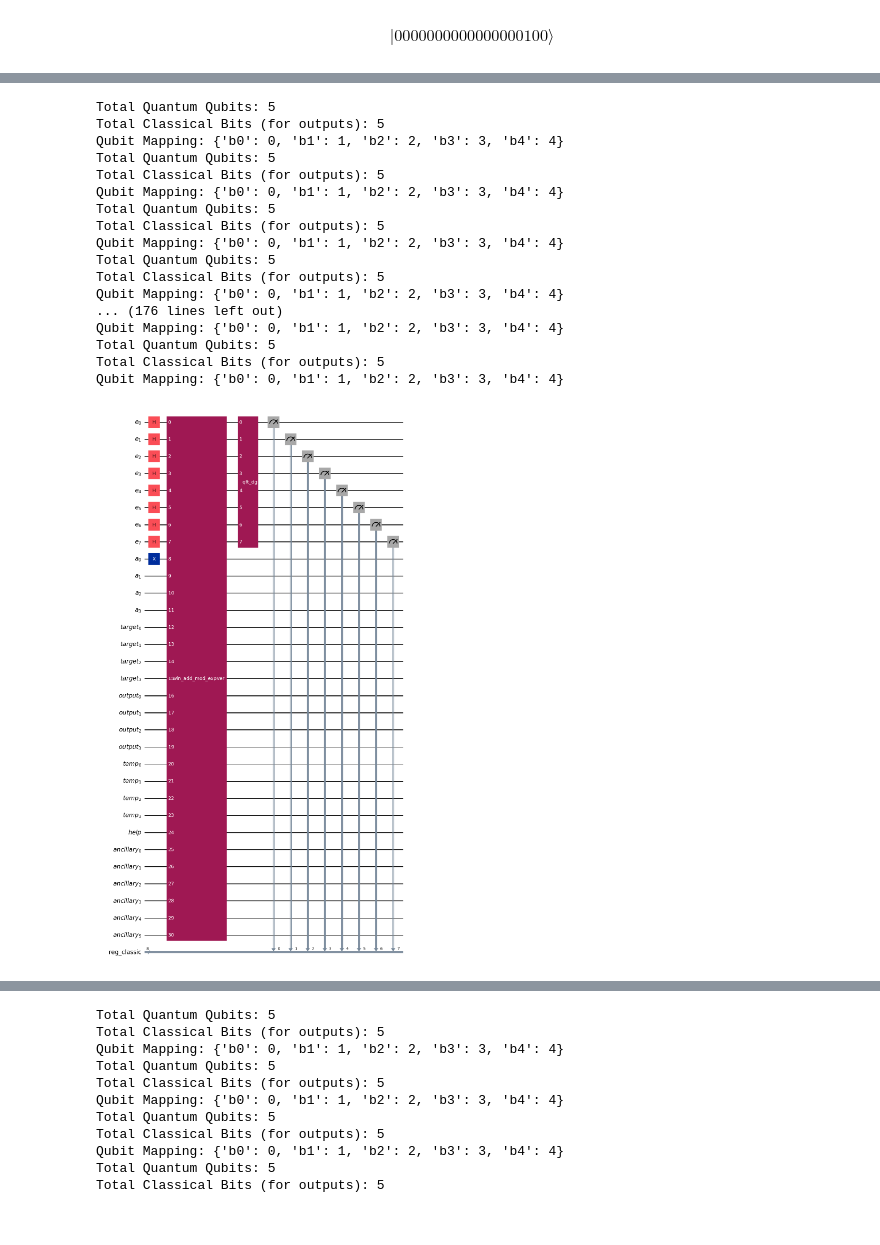
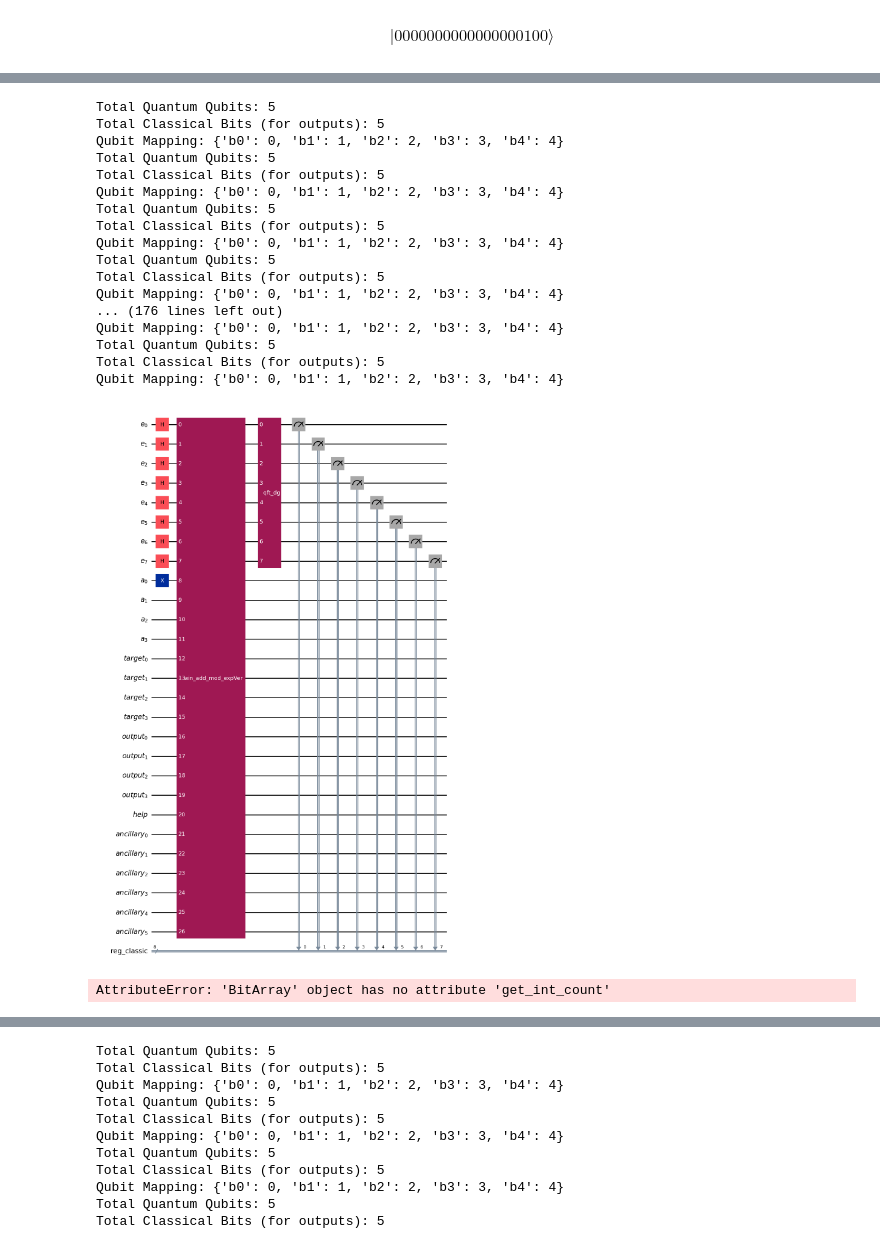
Before and after one commit to Flirm/quantum-circuits-implementation, a Jupyter notebook: implementations/windowed_arithmetic/notebooks/windowed_a.ipynb, the cells around one changed output, grey strips where cells are left out. Drawn from its saved outputs; the diff is of its cells as text; code cells hidden in the pictures.

Commit message:
removed un-used n-bit register

```diff
--- a/implementations/windowed_arithmetic/notebooks/windowed_a.ipynb
+++ b/implementations/windowed_arithmetic/notebooks/windowed_a.ipynb
@@ -2684,11 +2667,10 @@ def win_exp_mod(N: int, k: int, n: int, ne: int, we: int = 0, wm: int = 0) -> Qu
     reg_a = QuantumRegister(n, name="input a")
     reg_t = QuantumRegister(n, name="target")
     reg_o = QuantumRegister(n, name="output")
-    reg_temp = QuantumRegister(n, name="temp")
     reg_help = QuantumRegister(1, name="help")  # used as cOut for adder
     reg_anc = QuantumRegister(n+2, name="anc")
 
-    quantum_circuit = QuantumCircuit(reg_e, reg_a, reg_t, reg_o, reg_temp, reg_help, reg_anc, name="win_add_mod_expVer")
+    quantum_circuit = QuantumCircuit(reg_e, reg_a, reg_t, reg_o, reg_help, reg_anc, name="win_add_mod_expVer")
 
 
     for i in range(ne-we, -1, -we):
@@ -2739,34 +2721,50 @@ from qiskit.circuit.library import QFTGate
 reg_e = QuantumRegister(8, name="e")
 reg_a = QuantumRegister(4, name="a")
 reg_t = QuantumRegister(4, name="target")
 reg_o = QuantumRegister(4, name="output")
-reg_temp = QuantumRegister(4, name="temp")
 reg_help = QuantumRegister(1, name="help")
 reg_anc = QuantumRegister(6, name="ancillary")
 reg_classic = ClassicalRegister(8, name="reg_classic")
-qc = QuantumCircuit(reg_e, reg_a, reg_t, reg_o, reg_temp, reg_help, reg_anc, reg_classic)
+qc = QuantumCircuit(reg_e, reg_a, reg_t, reg_o, reg_help, reg_anc, reg_classic)
 qc.h(reg_e)
 qc.x(reg_a[0])
-qc.append(win_exp_mod(15, 2, 4, 8, 2, 2), reg_e[:] + reg_a[:] + reg_t[:] + reg_o[:] + reg_temp[:] + reg_help[:] + reg_anc[:])
+qc.append(win_exp_mod(15, 2, 4, 8, 2, 2), reg_e[:] + reg_a[:] + reg_t[:] + reg_o[:] + reg_help[:] + reg_anc[:])
 qc.append(QFTGate(8).inverse(), reg_e[:])
 qc.measure(reg_e, reg_classic)
 qc.draw("mpl")
 # %% [output]
 Total Quantum Qubits: 5
 Total Classical Bits (for outputs): 5
 Qubit Mapping: {'b0': 0, 'b1': 1, 'b2': 2, 'b3': 3, 'b4': 4}
 Total Quantum Qubits: 5
 Total Classical Bits (for outputs): 5
 Qubit Mapping: {'b0': 0, 'b1': 1, 'b2': 2, 'b3': 3, 'b4': 4}
 Total Quantum Qubits: 5
 Total Classical Bits (for outputs): 5
 Qubit Mapping: {'b0': 0, 'b1': 1, 'b2': 2, 'b3': 3, 'b4': 4}
 Total Quantum Qubits: 5
 Total Classical Bits (for outputs): 5
 Qubit Mapping: {'b0': 0, 'b1': 1, 'b2': 2, 'b3': 3, 'b4': 4}
 ... (176 lines left out)
 Qubit Mapping: {'b0': 0, 'b1': 1, 'b2': 2, 'b3': 3, 'b4': 4}
 Total Quantum Qubits: 5
 Total Classical Bits (for outputs): 5
 Qubit Mapping: {'b0': 0, 'b1': 1, 'b2': 2, 'b3': 3, 'b4': 4}
-[figure, old version]
+[figure, new version]
+# %%
+from qiskit_ibm_runtime import QiskitRuntimeService, Batch
+from qiskit_ibm_runtime import SamplerV2 as Sampler
+from qiskit.transpiler.preset_passmanagers import generate_preset_pass_manager
+from qiskit.visualization import plot_histogram
+
+service = QiskitRuntimeService(channel="ibm_cloud", token="LrxhVwHKBeTNwovgenBLGT9A2vEX5LRMjZy7czO0p741", instance="crn:v1:bluemix:public:quantum-computing:us-east:a/af2547005dce4ad883808dc9c594be11:f7a7a597-251f-48e2-b142-5a1b672f923e::")
+
+backend = service.least_busy()
+pm = generate_preset_pass_manager(target=backend.target)
+shor_circ = pm.run(qc)
+
+with Batch(backend=backend) as batch:
+    sampler  = Sampler(mode=batch)
+    job = sampler.run([shor_circ], shots=512)
+# %% [output]
+AttributeError: 'BitArray' object has no attribute 'get_int_count'
```
Also changed, not shown: parts of 9 cells of this notebook, 1 other file.
